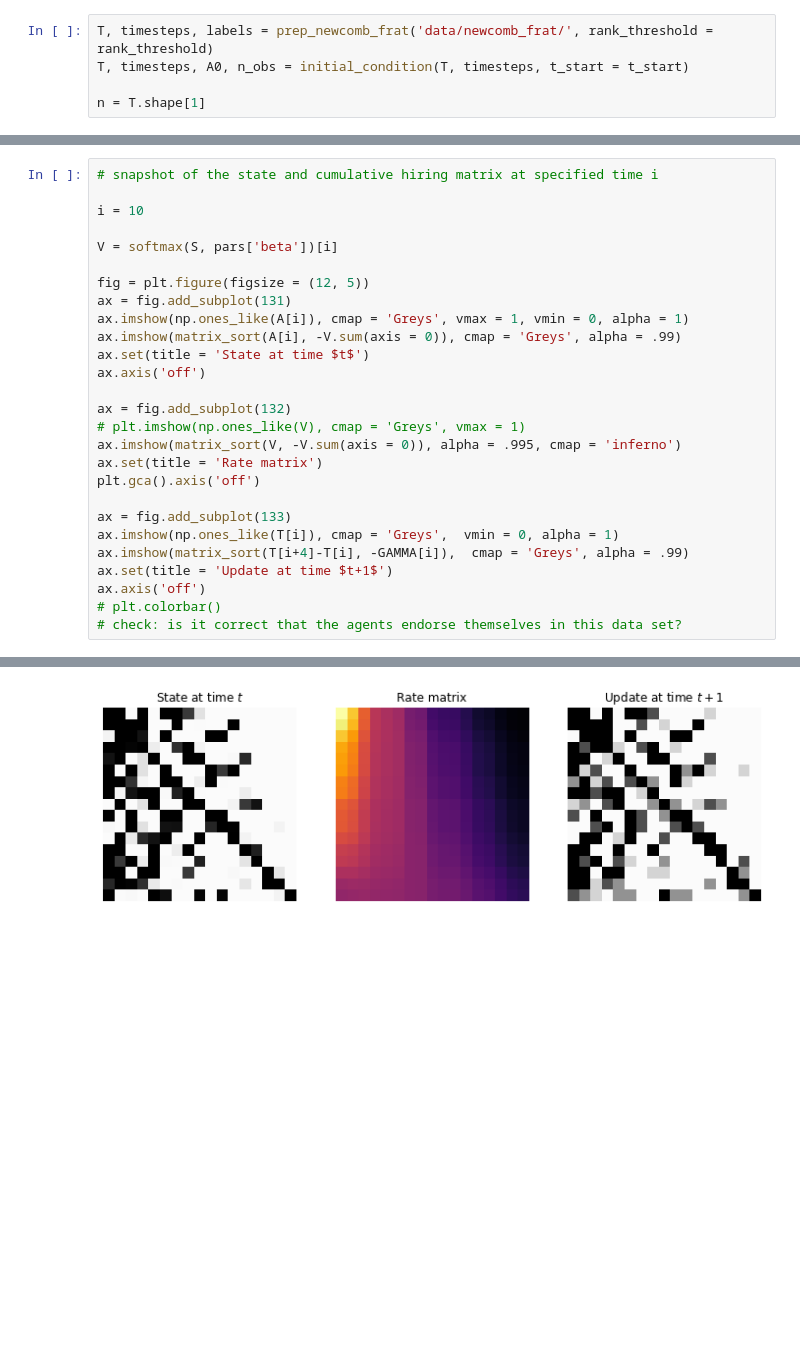
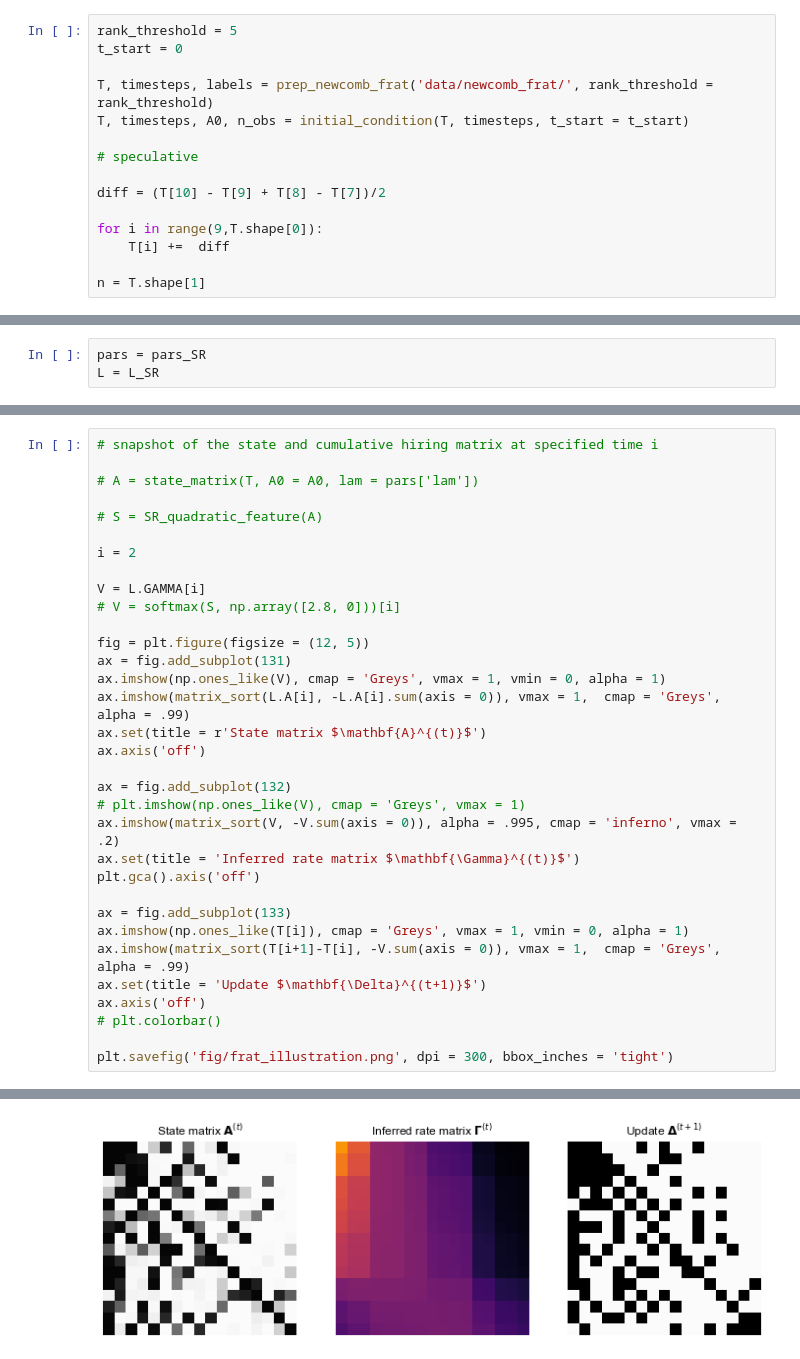
Before and after one commit to PhilChodrow/prestige_reinforcement, a Jupyter notebook: refactor_newcomb_frat.ipynb, the cells around one changed output, grey strips where cells are left out. Saved outputs shown, nothing was run; the diff lists cells and outputs as text; blank space fills up the shorter version.

```diff
--- a/refactor_newcomb_frat.ipynb
+++ b/refactor_newcomb_frat.ipynb
@@ -19,5 +37,15 @@ feature_fun = degree_quadratic_feature
 # %%
+rank_threshold = 5
+t_start = 0
+
 T, timesteps, labels = prep_newcomb_frat('data/newcomb_frat/', rank_threshold = rank_threshold)
 T, timesteps, A0, n_obs = initial_condition(T, timesteps, t_start = t_start)
 
+# speculative
+
+diff = (T[10] - T[9] + T[8] - T[7])/2
+
+for i in range(9,T.shape[0]):
+    T[i] +=  diff
+
 n = T.shape[1]
@@ -39,0 +138,3 @@ pars
+# %%
+pars = pars_SR
+L = L_SR
@@ -67,28 +187,34 @@ p = plt.plot(GAMMA, color = 'grey', alpha = .3)
 # %%
 # snapshot of the state and cumulative hiring matrix at specified time i
 
-i = 10
+# A = state_matrix(T, A0 = A0, lam = pars['lam'])
 
-V = softmax(S, pars['beta'])[i]
+# S = SR_quadratic_feature(A)
+
+i = 2
+
+V = L.GAMMA[i]
+# V = softmax(S, np.array([2.8, 0]))[i]
 
 fig = plt.figure(figsize = (12, 5))
 ax = fig.add_subplot(131)
-ax.imshow(np.ones_like(A[i]), cmap = 'Greys', vmax = 1, vmin = 0, alpha = 1)
-ax.imshow(matrix_sort(A[i], -V.sum(axis = 0)), cmap = 'Greys', alpha = .99)
-ax.set(title = 'State at time $t$')
+ax.imshow(np.ones_like(V), cmap = 'Greys', vmax = 1, vmin = 0, alpha = 1)
+ax.imshow(matrix_sort(L.A[i], -L.A[i].sum(axis = 0)), vmax = 1,  cmap = 'Greys', alpha = .99)
+ax.set(title = r'State matrix $\mathbf{A}^{(t)}$')
 ax.axis('off')
 
 ax = fig.add_subplot(132)
 # plt.imshow(np.ones_like(V), cmap = 'Greys', vmax = 1)
-ax.imshow(matrix_sort(V, -V.sum(axis = 0)), alpha = .995, cmap = 'inferno')
-ax.set(title = 'Rate matrix')
+ax.imshow(matrix_sort(V, -V.sum(axis = 0)), alpha = .995, cmap = 'inferno', vmax = .2)
+ax.set(title = 'Inferred rate matrix $\mathbf{\Gamma}^{(t)}$')
 plt.gca().axis('off')
 
 ax = fig.add_subplot(133)
-ax.imshow(np.ones_like(T[i]), cmap = 'Greys',  vmin = 0, alpha = 1)
-ax.imshow(matrix_sort(T[i+4]-T[i], -GAMMA[i]),  cmap = 'Greys', alpha = .99)
-ax.set(title = 'Update at time $t+1$')
+ax.imshow(np.ones_like(T[i]), cmap = 'Greys', vmax = 1, vmin = 0, alpha = 1)
+ax.imshow(matrix_sort(T[i+1]-T[i], -V.sum(axis = 0)), vmax = 1,  cmap = 'Greys', alpha = .99)
+ax.set(title = 'Update $\mathbf{\Delta}^{(t+1)}$')
 ax.axis('off')
 # plt.colorbar()
-# check: is it correct that the agents endorse themselves in this data set?
+
+plt.savefig('fig/frat_illustration.png', dpi = 300, bbox_inches = 'tight')
 # %% [output]
@@ -96 +221 @@ ax.axis('off')
-[figure, old version]
+[figure, new version]
```
Also changed, not shown: parts of 28 cells of this notebook, 6 other files.
